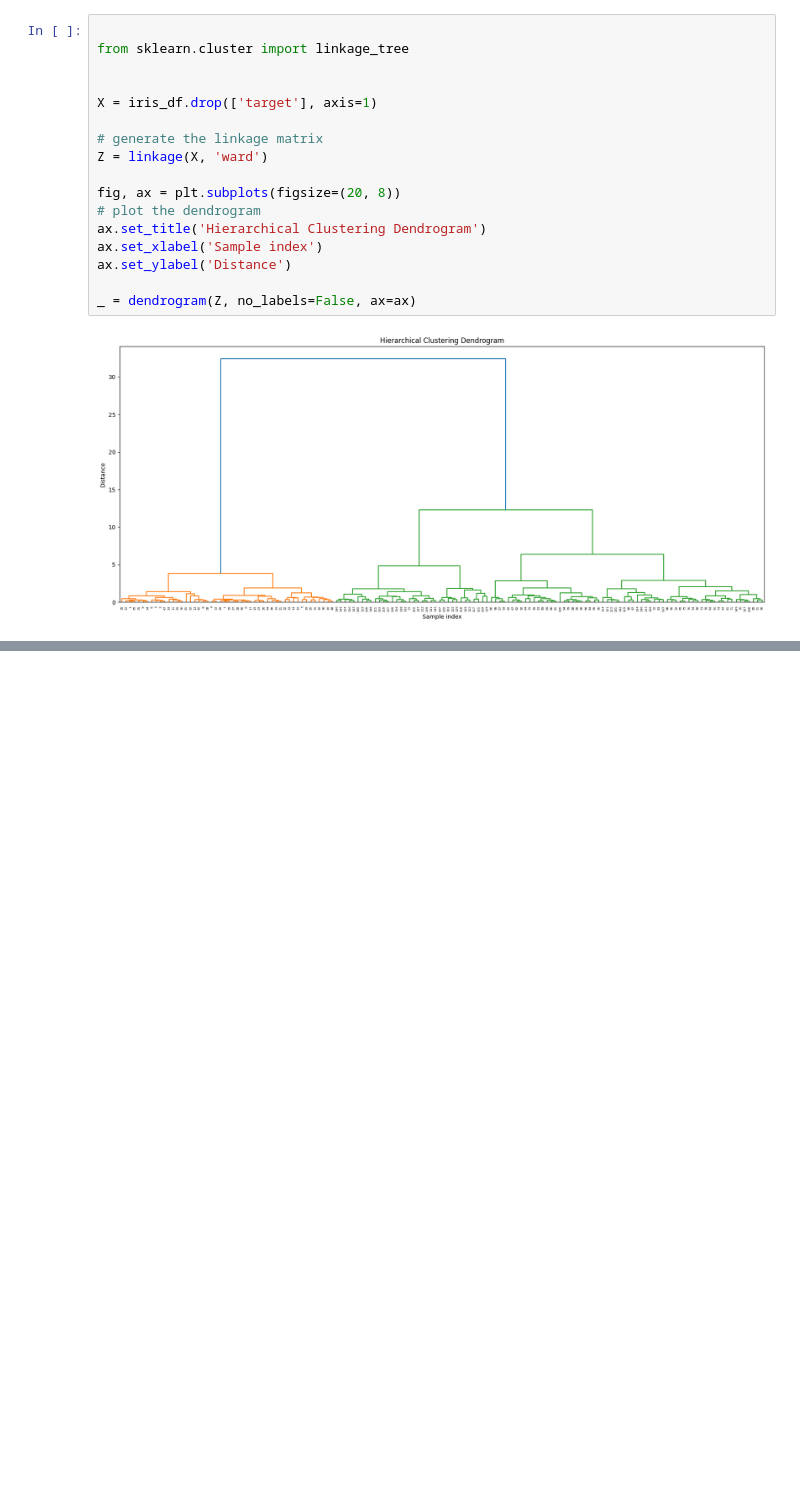
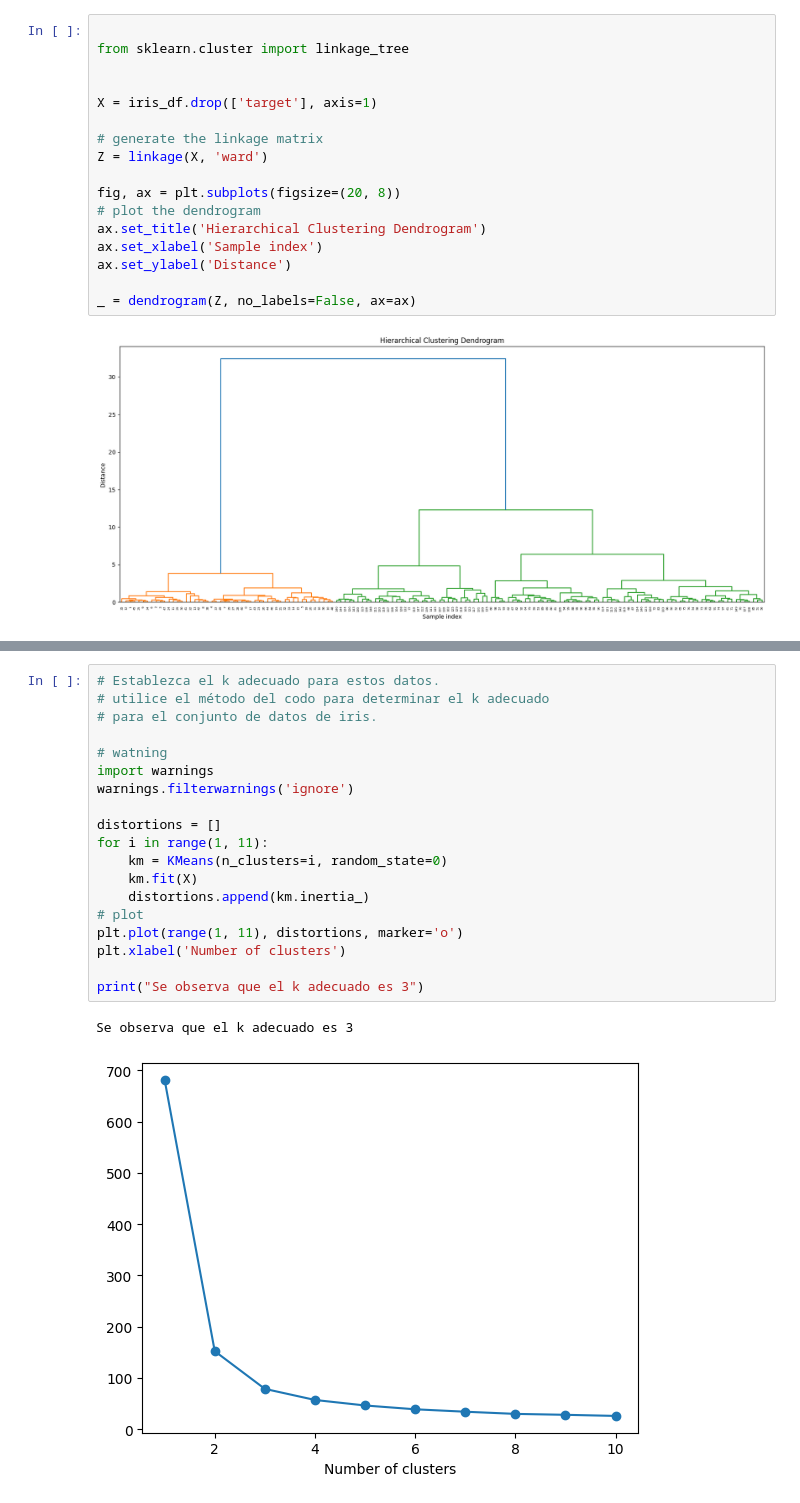
Before and after one commit to lreyessandoval/ciencia-de-datos-2023, a Jupyter notebook: modulo-#6/ejercicio-#3/ejercicio-3.ipynb, the cells around one changed output, grey strips where cells are left out. Drawn from its saved outputs; the diff is of its cells as text; blank space fills up the shorter version.

```diff
--- a/modulo-#6/ejercicio-#3/ejercicio-3.ipynb
+++ b/modulo-#6/ejercicio-#3/ejercicio-3.ipynb
@@ -62,0 +81,22 @@ labels = clustering.labels_
+# %%
+# Establezca el k adecuado para estos datos.
+# utilice el método del codo para determinar el k adecuado
+# para el conjunto de datos de iris.
+
+# watning
+import warnings
+warnings.filterwarnings('ignore')
+
+distortions = []
+for i in range(1, 11):
+    km = KMeans(n_clusters=i, random_state=0)
+    km.fit(X)
+    distortions.append(km.inertia_)
+# plot
+plt.plot(range(1, 11), distortions, marker='o')
+plt.xlabel('Number of clusters')
+
+print("Se observa que el k adecuado es 3")
+# %% [output]
+Se observa que el k adecuado es 3
+[figure, added]
```
Also changed, not shown: parts of 5 cells of this notebook, 10 other files.
